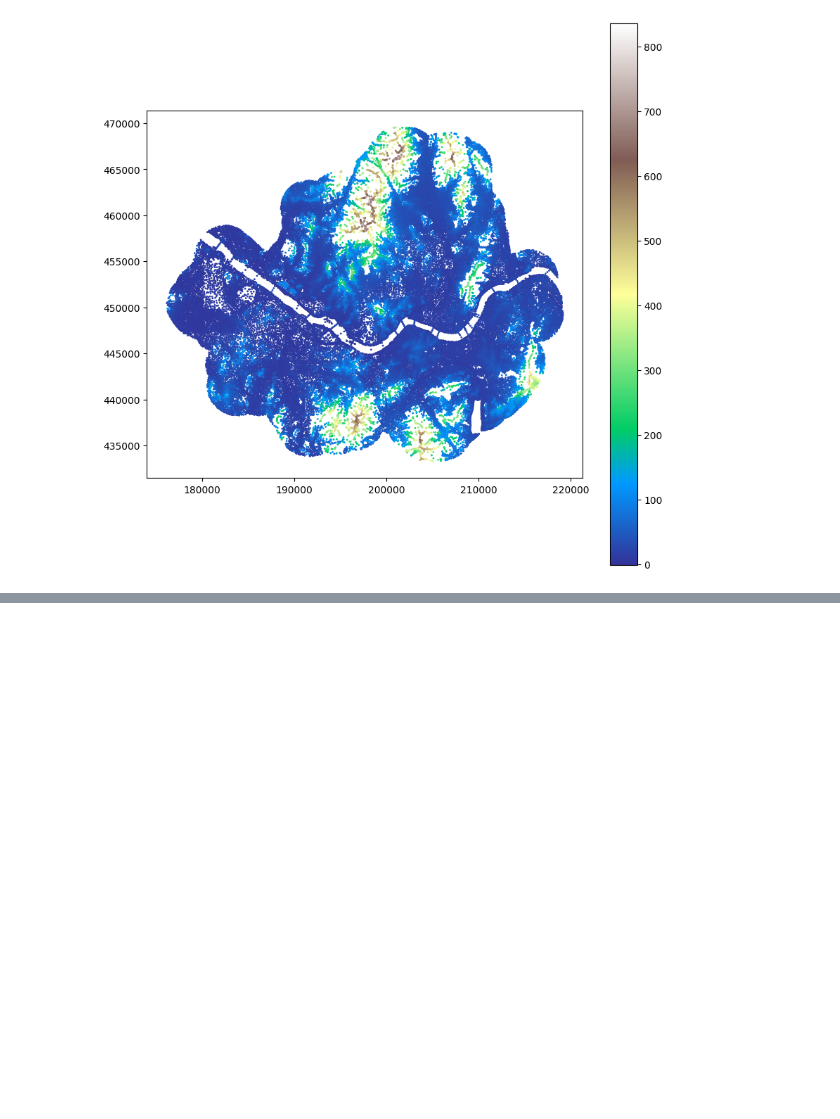
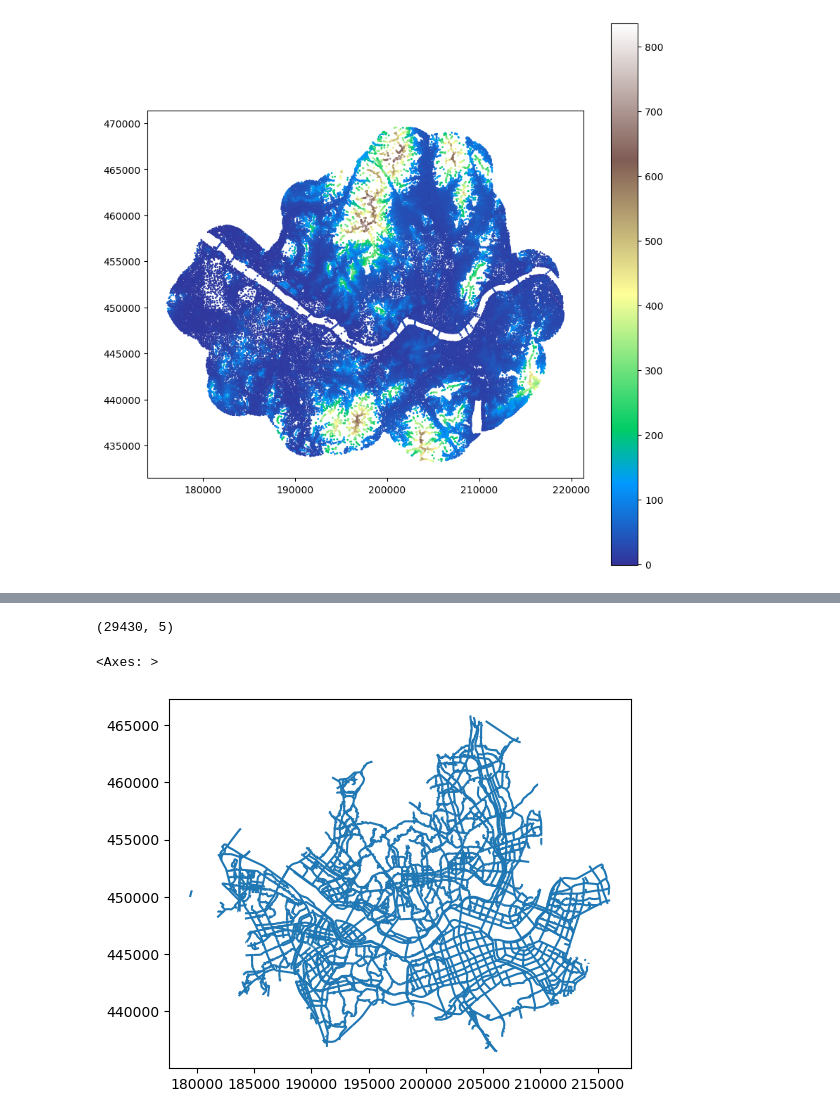
Before and after one commit to ddangchani/safetyhackathon_24, a Jupyter notebook: Geo_preprocessing.ipynb, the cells around one changed output, grey strips where cells are left out. Drawn from its saved outputs; the diff is of its cells as text; code cells hidden in the pictures; blank space fills up the shorter version.

```diff
--- a/Geo_preprocessing.ipynb
+++ b/Geo_preprocessing.ipynb
@@ -77,0 +143,19 @@ np.save('data/traffic/shortest_path.npy', shortest_path)
+# %%
+link = pd.read_excel('data/traffic/link.xlsx')
+link = gpd.GeoDataFrame(link, geometry=gpd.points_from_xy(link['GRS80TM_X'], link['GRS80TM_Y']), crs='epsg:5174')
+
+# to int
+available_links = speed_long.columns[1:-1].astype(int)
+available_links
+
+# Select link where speed data is available
+
+link = link[link['LINK_ID'].isin(available_links)]
+link.shape
+# %% [output]
+(29430, 5)
+# %%
+roads.groupby('RN_CD', as_index=False).geometry.apply(lambda x: x.unary_union).explode().reset_index()
+# %% [output]
+<Axes: >
+[figure, added]
```
Also changed, not shown: parts of 45 cells of this notebook, 59 other files.
